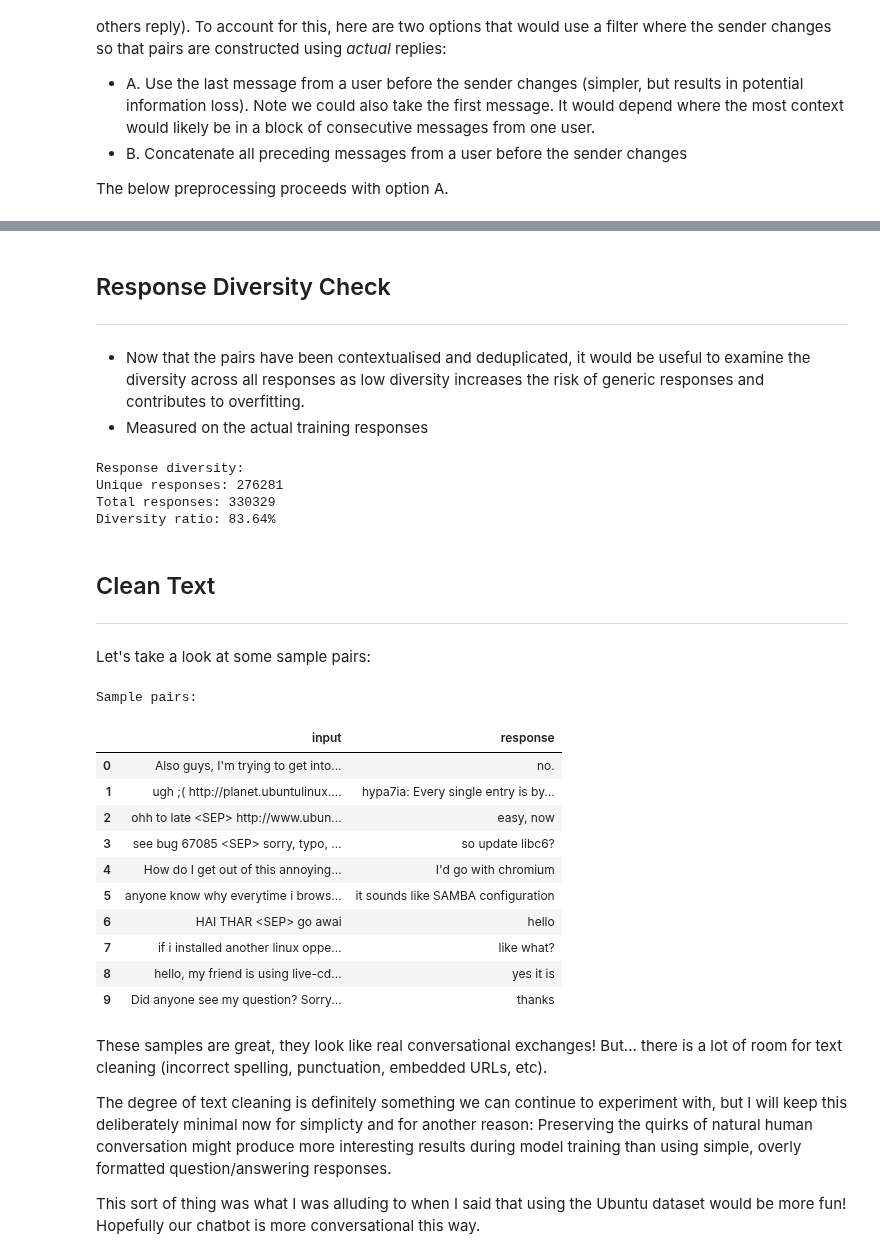
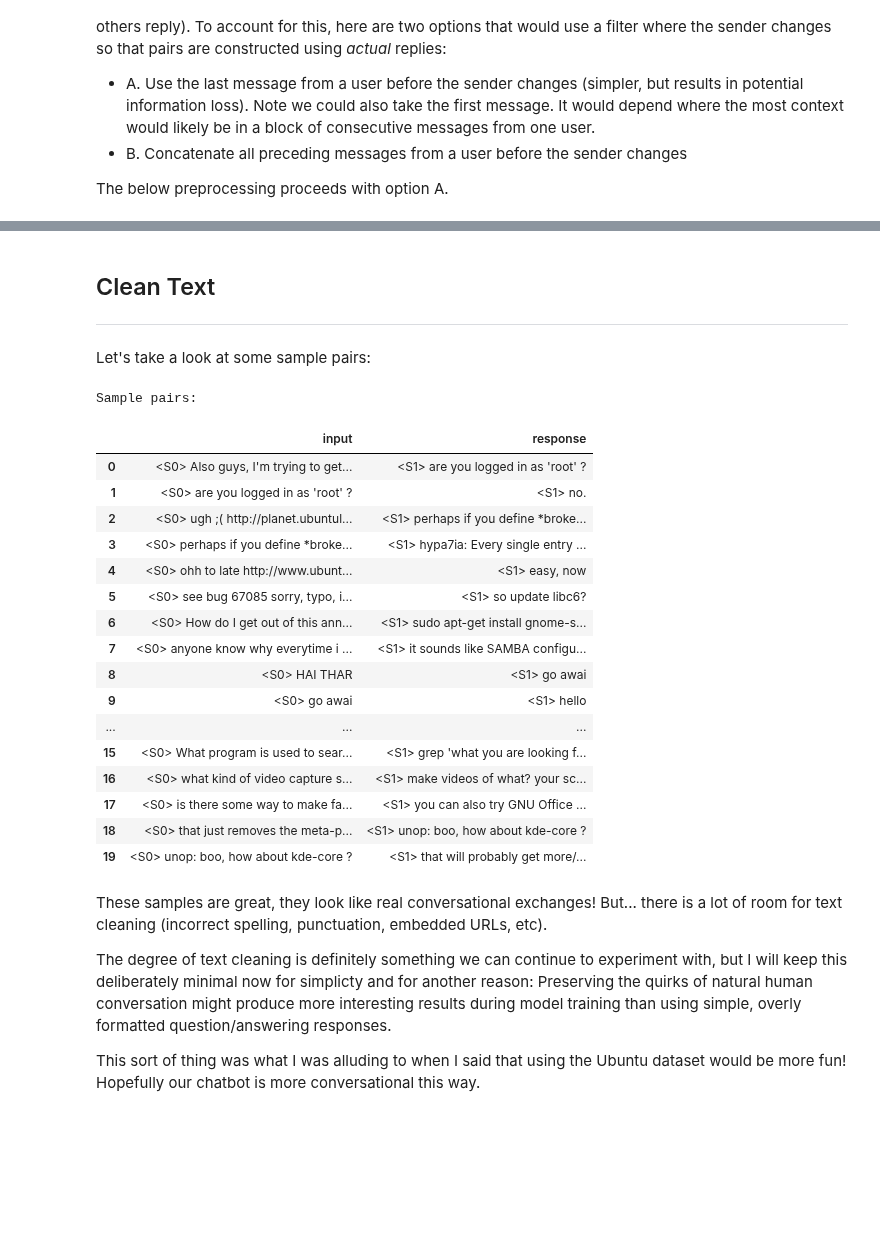
Before and after one commit to dyluc/csck507-ema, a Jupyter notebook: data-preprocessing.ipynb, the cells around one changed output, grey strips where cells are left out. Cells and saved outputs as stored; diff of their text form; code cells hidden in the pictures; blank space fills up the shorter version.

```diff
--- a/data-preprocessing.ipynb
+++ b/data-preprocessing.ipynb
@@ -112,22 +143,3 @@ Total pairs: (346004, 2)
-# %% [markdown]
-## Response Diversity Check
-
----
-- Now that the pairs have been contextualised and deduplicated, it would be useful to examine the diversity across all responses as low diversity increases the risk of generic responses and contributes to overfitting.
-- Measured on the actual training responses
-# %%
-unique_responses = pairs_df['response'].nunique()
-total_responses = len(pairs_df)
-
-print("Response diversity:")
-print(f"Unique responses: {unique_responses}")
-print(f"Total responses: {total_responses}")
-print(f"Diversity ratio: {unique_responses/total_responses:.2%}")
-# %% [output]
-Response diversity:
-Unique responses: 276281
-Total responses: 330329
-Diversity ratio: 83.64%
 # %% [markdown]
 ## Clean Text
 
@@ -136,20 +148,26 @@ Diversity ratio: 83.64%
 Let's take a look at some sample pairs:
 # %%
 print(f'\nSample pairs:')
-pairs_df.head(10)
+pairs_df.head(20)
 # %% [output]
 Sample pairs:
 |  | input | response |
-| 0 | Also guys, I'm trying to get into... | no. |
-| 1 | ugh ;( http://planet.ubuntulinux.... | hypa7ia: Every single entry is by... |
-| 2 | ohh to late <SEP> http://www.ubun... | easy, now |
-| 3 | see bug 67085 <SEP> sorry, typo, ... | so update libc6? |
-| 4 | How do I get out of this annoying... | I'd go with chromium |
-| 5 | anyone know why everytime i brows... | it sounds like SAMBA configuration |
-| 6 | HAI THAR <SEP> go awai | hello |
-| 7 | if i installed another linux oppe... | like what? |
-| 8 | hello, my friend is using live-cd... | yes it is |
-| 9 | Did anyone see my question? Sorry... | thanks |
+| 0 | <S0> Also guys, I'm trying to get... | <S1> are you logged in as 'root' ? |
+| 1 | <S0> are you logged in as 'root' ? | <S1> no. |
+| 2 | <S0> ugh ;( http://planet.ubuntul... | <S1> perhaps if you define *broke... |
+| 3 | <S0> perhaps if you define *broke... | <S1> hypa7ia: Every single entry ... |
+| 4 | <S0> ohh to late http://www.ubunt... | <S1> easy, now |
+| 5 | <S0> see bug 67085 sorry, typo, i... | <S1> so update libc6? |
+| 6 | <S0> How do I get out of this ann... | <S1> sudo apt-get install gnome-s... |
+| 7 | <S0> anyone know why everytime i ... | <S1> it sounds like SAMBA configu... |
+| 8 | <S0> HAI THAR | <S1> go awai |
+| 9 | <S0> go awai | <S1> hello |
+| ... | ... | ... |
+| 15 | <S0> What program is used to sear... | <S1> grep 'what you are looking f... |
+| 16 | <S0> what kind of video capture s... | <S1> make videos of what? your sc... |
+| 17 | <S0> is there some way to make fa... | <S1> you can also try GNU Office ... |
+| 18 | <S0> that just removes the meta-p... | <S1> unop: boo, how about kde-core ? |
+| 19 | <S0> unop: boo, how about kde-core ? | <S1> that will probably get more/... |
 # %% [markdown]
 These samples are great, they look like real conversational exchanges! But... there is a lot of room for text cleaning (incorrect spelling, punctuation, embedded URLs, etc).
 
```
Also changed, not shown: parts of 17 cells of this notebook, 8 other files.
